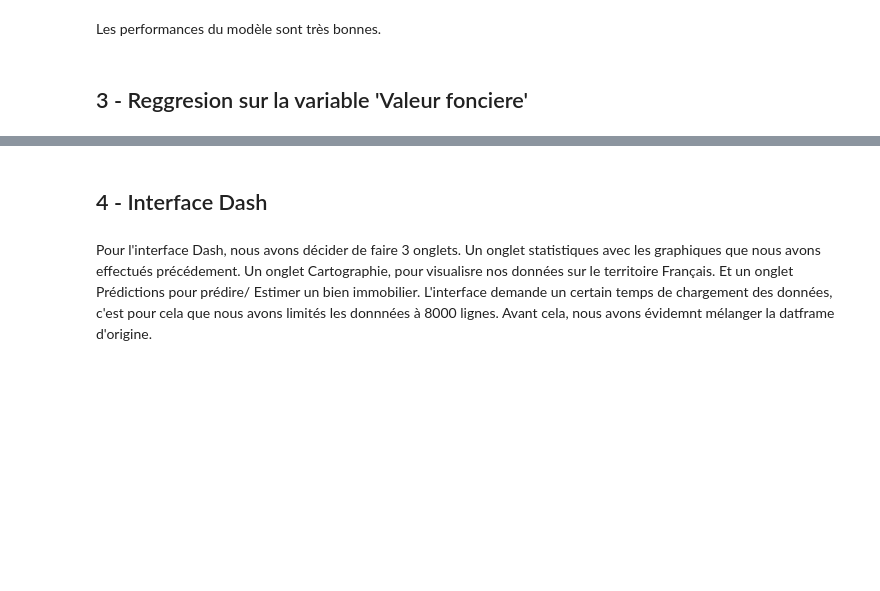
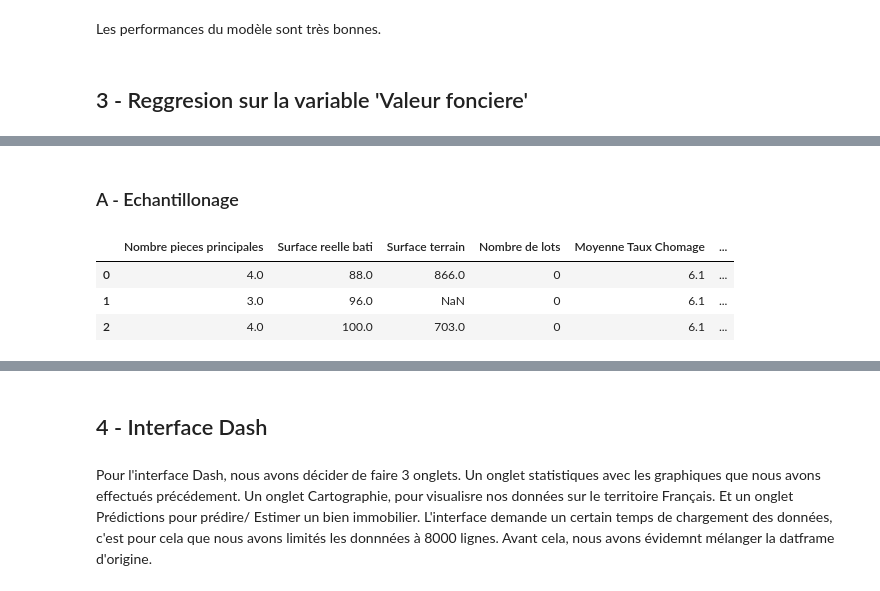
Before and after one commit to dounya-bourhani/ProjetPython, a Jupyter notebook: rapport_analyse.ipynb, the cells around one changed output, grey strips where cells are left out. Saved outputs shown, nothing was run; the diff lists cells and outputs as text; code cells hidden in the pictures; blank space fills up the shorter version.

```diff
--- a/rapport_analyse.ipynb
+++ b/rapport_analyse.ipynb
@@ -376,0 +401,16 @@ Les performances du modèle sont très bonnes.
+# %% [markdown]
+### A - Echantillonage
+# %%
+variables_explicatives = ['Type local', 'Nombre pieces principales', 'Surface reelle bati',
+                          'Surface terrain', 'Nombre de lots', 'Moyenne Taux Chomage', 'prix_par_m2',
+                          'moyenne_prix_par_m2_par_code_postal']
+
+
+X = df[variables_explicatives]
+X = pd.get_dummies(data=X, columns=['Type local'])
+X.head(3)
+# %% [output]
+|  | Nombre pieces principales | Surface reelle bati | Surface terrain | Nombre de lots | Moyenne Taux Chomage | ... |
+| 0 | 4.0 | 88.0 | 866.0 | 0 | 6.1 | ... |
+| 1 | 3.0 | 96.0 | NaN | 0 | 6.1 | ... |
+| 2 | 4.0 | 100.0 | 703.0 | 0 | 6.1 | ... |
```
Also changed, not shown: parts of 21 cells of this notebook.
